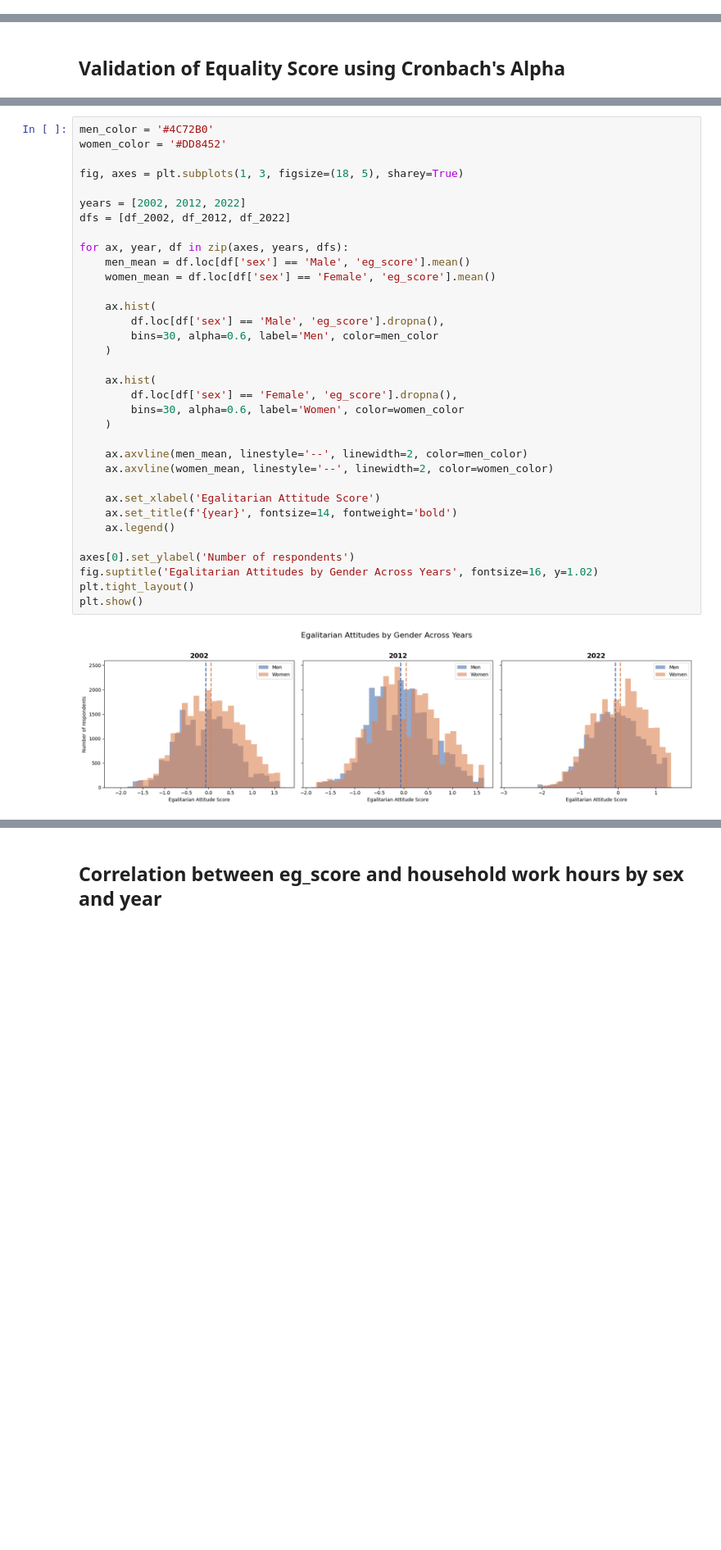
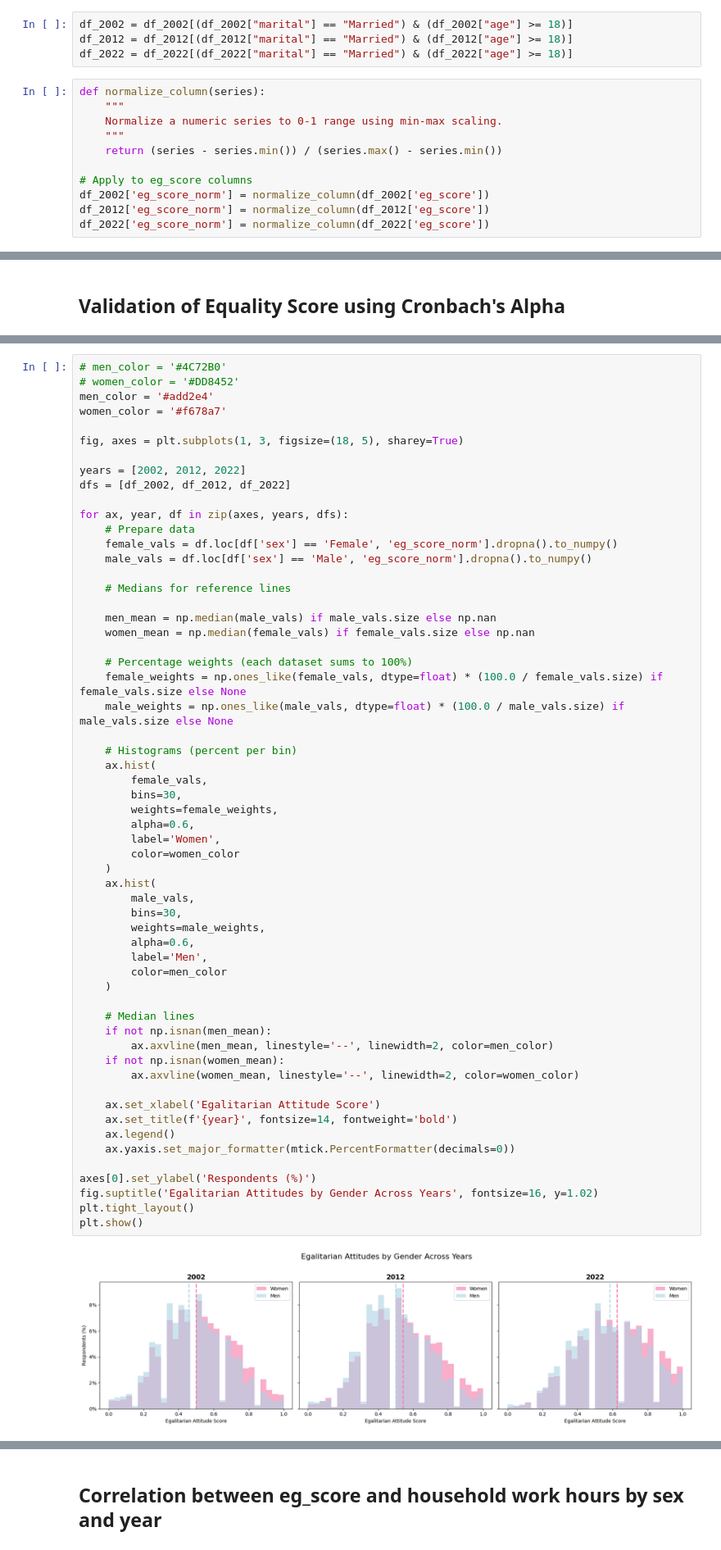
Before and after one commit to ashishpapanai/2025-02-ActionWords, a Jupyter notebook: notebooks/eg_score_v2.ipynb, the cells around one changed output, grey strips where cells are left out. Shown at 82% size. Cells and saved outputs as stored; diff of their text form; blank space fills up the shorter version.

```diff
--- a/notebooks/eg_score_v2.ipynb
+++ b/notebooks/eg_score_v2.ipynb
@@ -26,3 +26,18 @@ df_2022 = pd.read_csv("../data/final_csv/2022_final.csv")
+# %%
+df_2002 = df_2002[(df_2002["marital"] == "Married") & (df_2002["age"] >= 18)]
+df_2012 = df_2012[(df_2012["marital"] == "Married") & (df_2012["age"] >= 18)]
+df_2022 = df_2022[(df_2022["marital"] == "Married") & (df_2022["age"] >= 18)]
+# %%
+def normalize_column(series):
+    """
+    Normalize a numeric series to 0-1 range using min-max scaling.
+    """
+    return (series - series.min()) / (series.max() - series.min())
+
+# Apply to eg_score columns
+df_2002['eg_score_norm'] = normalize_column(df_2002['eg_score'])
+df_2012['eg_score_norm'] = normalize_column(df_2012['eg_score'])
+df_2022['eg_score_norm'] = normalize_column(df_2022['eg_score'])
 # %%
 fig, axes = plt.subplots(3, 2, figsize=(14, 12), sharey=True)
 
@@ -379,36 +422,60 @@ Cronbach's alpha: 0.804
 # %%
-men_color = '#4C72B0'
-women_color = '#DD8452'
+# men_color = '#4C72B0'
+# women_color = '#DD8452'
+men_color = '#add2e4'
+women_color = '#f678a7'
 
 fig, axes = plt.subplots(1, 3, figsize=(18, 5), sharey=True)
 
 years = [2002, 2012, 2022]
 dfs = [df_2002, df_2012, df_2022]
 
 for ax, year, df in zip(axes, years, dfs):
-    men_mean = df.loc[df['sex'] == 'Male', 'eg_score'].mean()
-    women_mean = df.loc[df['sex'] == 'Female', 'eg_score'].mean()
+    # Prepare data
+    female_vals = df.loc[df['sex'] == 'Female', 'eg_score_norm'].dropna().to_numpy()
+    male_vals = df.loc[df['sex'] == 'Male', 'eg_score_norm'].dropna().to_numpy()
 
+    # Medians for reference lines
+
+    men_mean = np.median(male_vals) if male_vals.size else np.nan
+    women_mean = np.median(female_vals) if female_vals.size else np.nan
+
+    # Percentage weights (each dataset sums to 100%)
+    female_weights = np.ones_like(female_vals, dtype=float) * (100.0 / female_vals.size) if female_vals.size else None
+    male_weights = np.ones_like(male_vals, dtype=float) * (100.0 / male_vals.size) if male_vals.size else None
+
+    # Histograms (percent per bin)
     ax.hist(
-        df.loc[df['sex'] == 'Male', 'eg_score'].dropna(),
-        bins=30, alpha=0.6, label='Men', color=men_color
+        female_vals,
+        bins=30,
+        weights=female_weights,
+        alpha=0.6,
+        label='Women',
+        color=women_color
+    )
+    ax.hist(
+        male_vals,
+        bins=30,
+        weights=male_weights,
+        alpha=0.6,
+        label='Men',
+        color=men_color
     )
 
-    ax.hist(
-        df.loc[df['sex'] == 'Female', 'eg_score'].dropna(),
-        bins=30, alpha=0.6, label='Women', color=women_color
-    )
-
-    ax.axvline(men_mean, linestyle='--', linewidth=2, color=men_color)
-    ax.axvline(women_mean, linestyle='--', linewidth=2, color=women_color)
+    # Median lines
+    if not np.isnan(men_mean):
+        ax.axvline(men_mean, linestyle='--', linewidth=2, color=men_color)
+    if not np.isnan(women_mean):
+        ax.axvline(women_mean, linestyle='--', linewidth=2, color=women_color)
 
     ax.set_xlabel('Egalitarian Attitude Score')
     ax.set_title(f'{year}', fontsize=14, fontweight='bold')
     ax.legend()
+    ax.yaxis.set_major_formatter(mtick.PercentFormatter(decimals=0))
 
-axes[0].set_ylabel('Number of respondents')
+axes[0].set_ylabel('Respondents (%)')
 fig.suptitle('Egalitarian Attitudes by Gender Across Years', fontsize=16, y=1.02)
 plt.tight_layout()
 plt.show()
 # %% [output]
-[figure, old version]
+[figure, new version]
```
Also changed, not shown: parts of 49 cells of this notebook, 51 other files.
